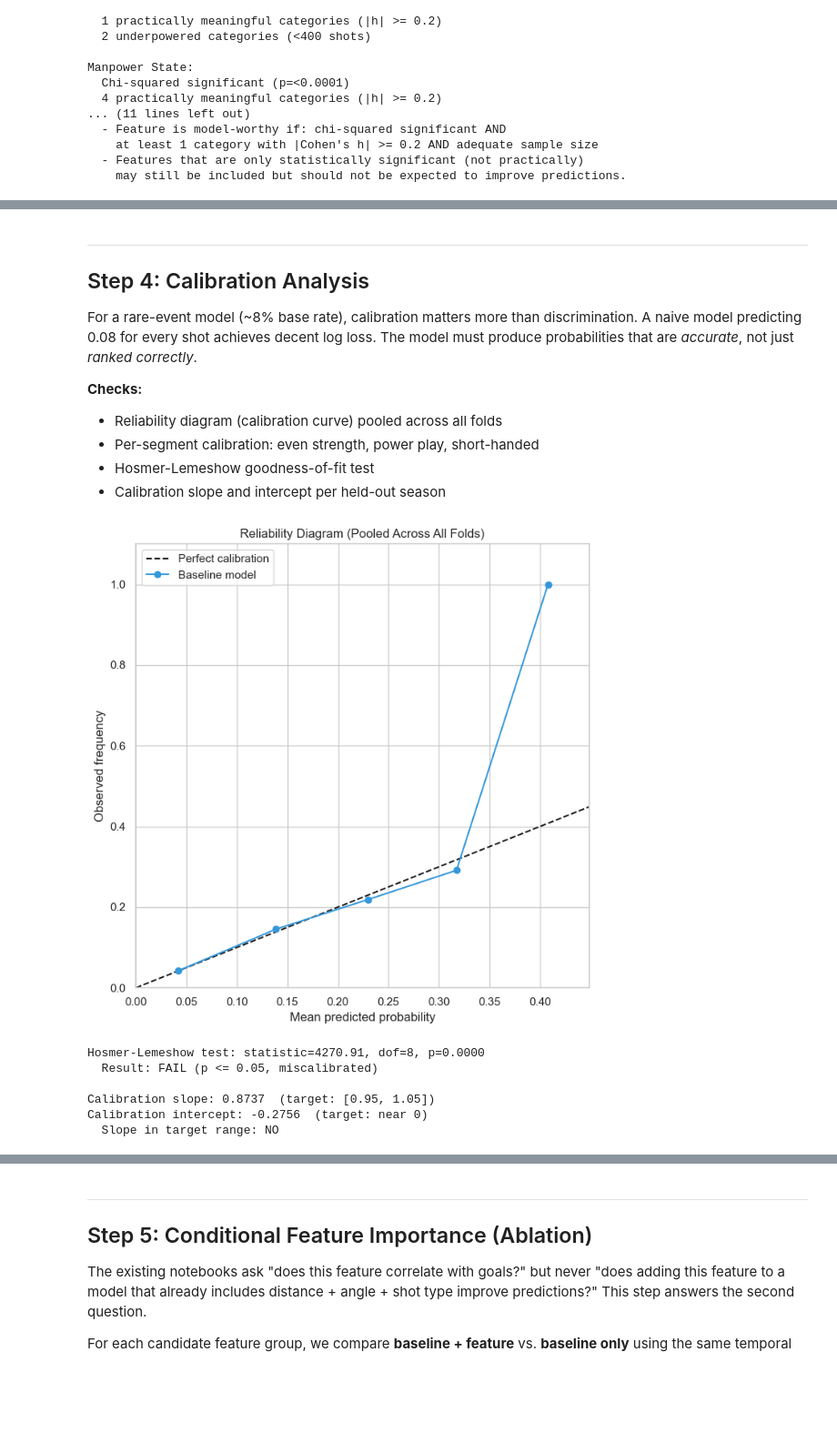
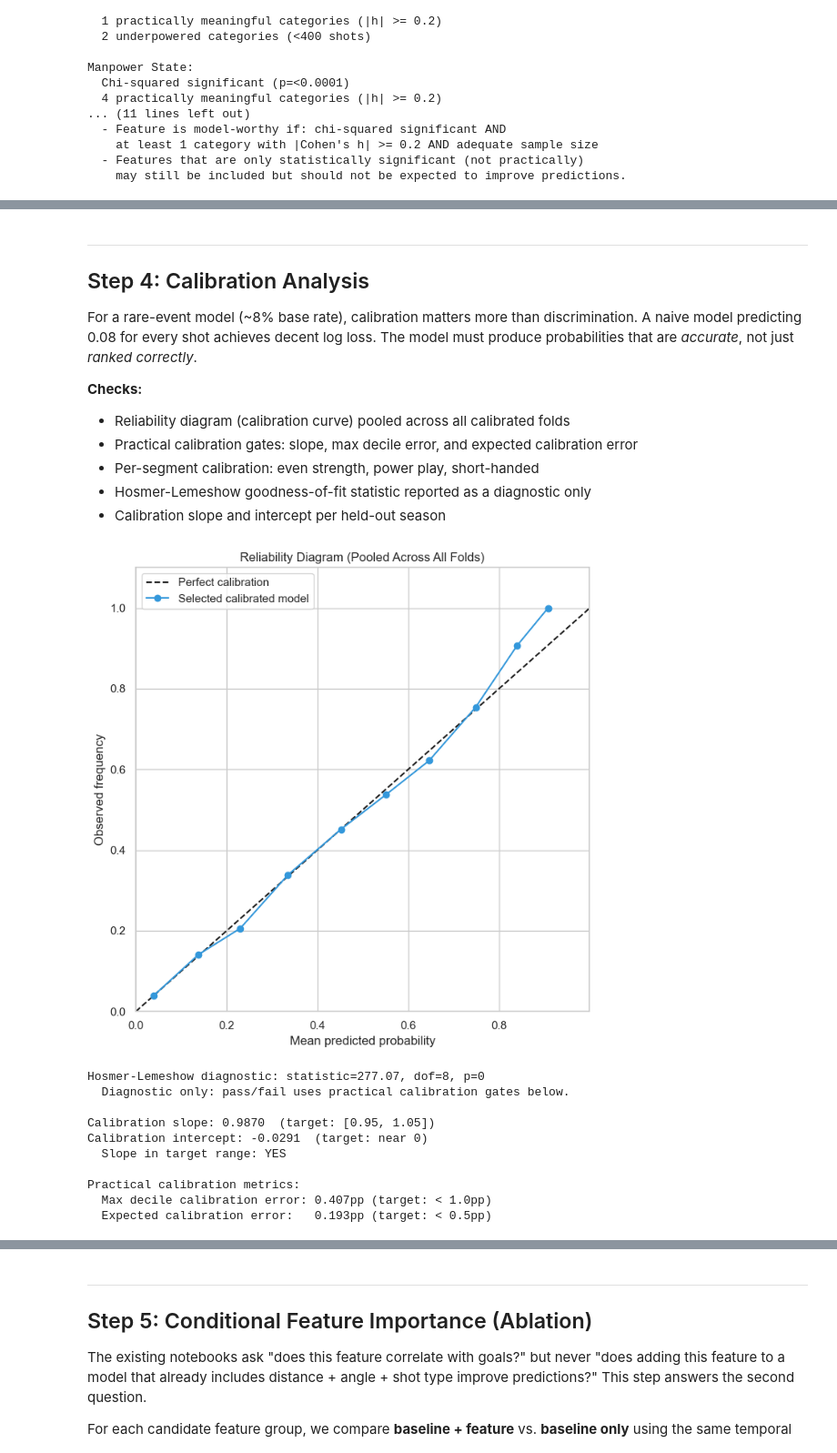
Before and after one commit to khtad/pythonNHLPxPScraperAndDefenderAnalysis, a Jupyter notebook: artifacts/model_validation_framework.executed.ipynb, the cells around one changed output, grey strips where cells are left out. Shown at 91% size. Drawn from its saved outputs; the diff is of its cells as text; code cells hidden in the pictures; blank space fills up the shorter version.

Commit message:
Remediate validation scorecard gates

```diff
--- a/artifacts/model_validation_framework.executed.ipynb
+++ b/artifacts/model_validation_framework.executed.ipynb
@@ -864,52 +937,67 @@ A naive model predicting 0.08 for every shot achieves decent log loss. The model
 produce probabilities that are *accurate*, not just *ranked correctly*.
 
 **Checks:**
-- Reliability diagram (calibration curve) pooled across all folds
+- Reliability diagram (calibration curve) pooled across all calibrated folds
+- Practical calibration gates: slope, max decile error, and expected calibration error
 - Per-segment calibration: even strength, power play, short-handed
-- Hosmer-Lemeshow goodness-of-fit test
+- Hosmer-Lemeshow goodness-of-fit statistic reported as a diagnostic only
 - Calibration slope and intercept per held-out season
 # %%
-# ── 4a. Pooled calibration curve ─────────────────────────────────────
-# HL test, calibration slope/intercept, and all thresholds come from
-# src/validation.py.
+# ?? 4a. Pooled calibration curve ?????????????????????????????????????
+# Practical calibration gates come from src/validation.py. Hosmer-Lemeshow
+# remains reported, but is diagnostic only on million-row holdout pools.
 
 if cv_results:
     # Pool all held-out predictions
     y_pool = np.concatenate([r["y_test"] for r in cv_results])
     prob_pool = np.concatenate([r["y_prob"] for r in cv_results])
 
     # Calibration curve
     prob_true, prob_pred = calibration_curve(y_pool, prob_pool, n_bins=CALIBRATION_N_BINS)
 
     fig, ax = plt.subplots(figsize=(7, 7))
     ax.plot([0, 1], [0, 1], "k--", label="Perfect calibration")
-    ax.plot(prob_pred, prob_true, "o-", color="#3498db", label="Baseline model")
+    ax.plot(prob_pred, prob_true, "o-", color="#3498db", label="Selected calibrated model")
     ax.set_xlabel("Mean predicted probability")
     ax.set_ylabel("Observed frequency")
     ax.set_title("Reliability Diagram (Pooled Across All Folds)")
     ax.legend()
     ax.set_xlim(0, max(0.3, prob_pred.max() * 1.1))
     ax.set_ylim(0, max(0.3, prob_true.max() * 1.1))
     fig.tight_layout()
     plt.show()
 
     hl_stat, hl_p, hl_dof = hosmer_lemeshow_test(y_pool, prob_pool)
-    print(f"Hosmer-Lemeshow test: statistic={hl_stat:.2f}, dof={hl_dof}, p={hl_p:.4f}")
-    print(f"  Result: {'PASS (p > 0.05)' if hl_p > HOSMER_LEMESHOW_ALPHA else 'FAIL (p <= 0.05, miscalibrated)'}")
+    print(f"Hosmer-Lemeshow diagnostic: statistic={hl_stat:.2f}, dof={hl_dof}, p={hl_p:.4g}")
+    print("  Diagnostic only: pass/fail uses practical calibration gates below.")
 
     slope, intercept = calibration_slope_intercept(y_pool, prob_pool)
     print(f"\nCalibration slope: {slope:.4f}  (target: [{CALIBRATION_SLOPE_TARGET_LOW}, {CALIBRATION_SLOPE_TARGET_HIGH}])")
     print(f"Calibration intercept: {intercept:.4f}  (target: near 0)")
     in_range = CALIBRATION_SLOPE_TARGET_LOW <= slope <= CALIBRATION_SLOPE_TARGET_HIGH
     print(f"  Slope in target range: {'YES' if in_range else 'NO'}")
+
+    practical_calibration = practical_calibration_metrics(y_pool, prob_pool)
+    max_bin_error = practical_calibration["max_bin_calibration_error"]
+    ece = practical_calibration["expected_calibration_error"]
+    print("\nPractical calibration metrics:")
+    print(f"  Max decile calibration error: {max_bin_error*100:.3f}pp "
+          f"(target: < {MAX_DECILE_CALIBRATION_ERROR*100:.1f}pp)")
+    print(f"  Expected calibration error:   {ece*100:.3f}pp "
+          f"(target: < {EXPECTED_CALIBRATION_ERROR_TARGET*100:.1f}pp)")
 else:
+    practical_calibration = None
     print("No CV results for calibration analysis.")
 # %% [output]
-[figure, old version]
+[figure, new version]
-Hosmer-Lemeshow test: statistic=4270.91, dof=8, p=0.0000
-  Result: FAIL (p <= 0.05, miscalibrated)
+Hosmer-Lemeshow diagnostic: statistic=277.07, dof=8, p=0
+  Diagnostic only: pass/fail uses practical calibration gates below.
 
-Calibration slope: 0.8737  (target: [0.95, 1.05])
-Calibration intercept: -0.2756  (target: near 0)
-  Slope in target range: NO
+Calibration slope: 0.9870  (target: [0.95, 1.05])
+Calibration intercept: -0.0291  (target: near 0)
+  Slope in target range: YES
+
+Practical calibration metrics:
+  Max decile calibration error: 0.407pp (target: < 1.0pp)
+  Expected calibration error:   0.193pp (target: < 0.5pp)
 # %%
```
Also changed, not shown: parts of 24 cells of this notebook, 20 other files.
